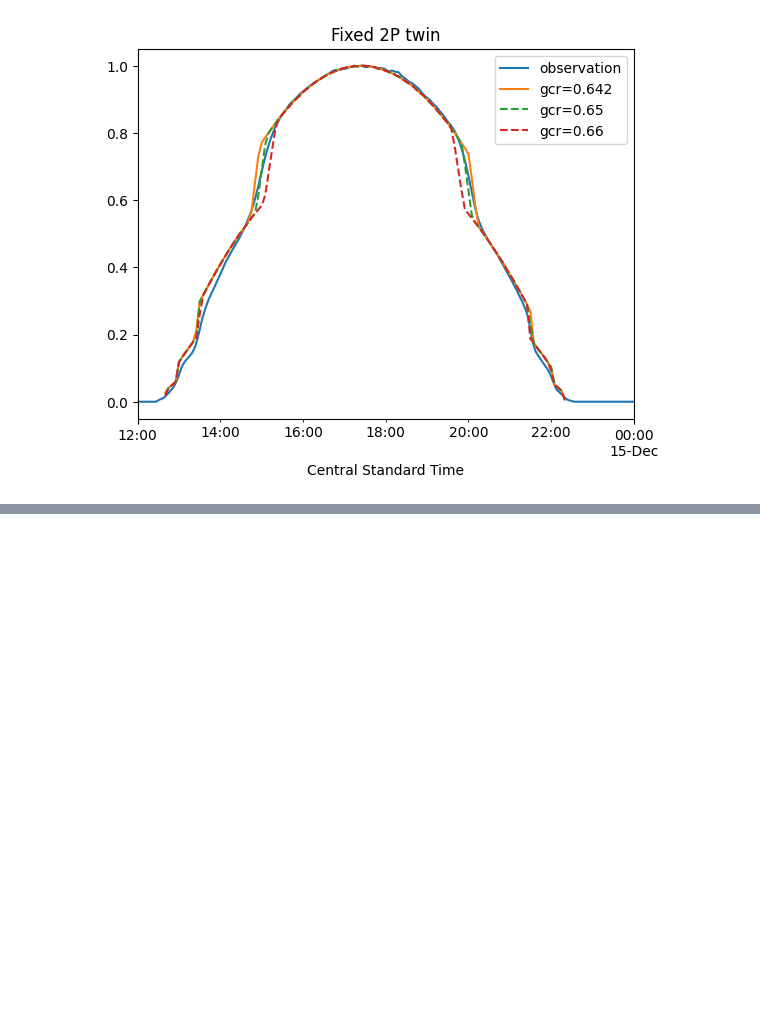
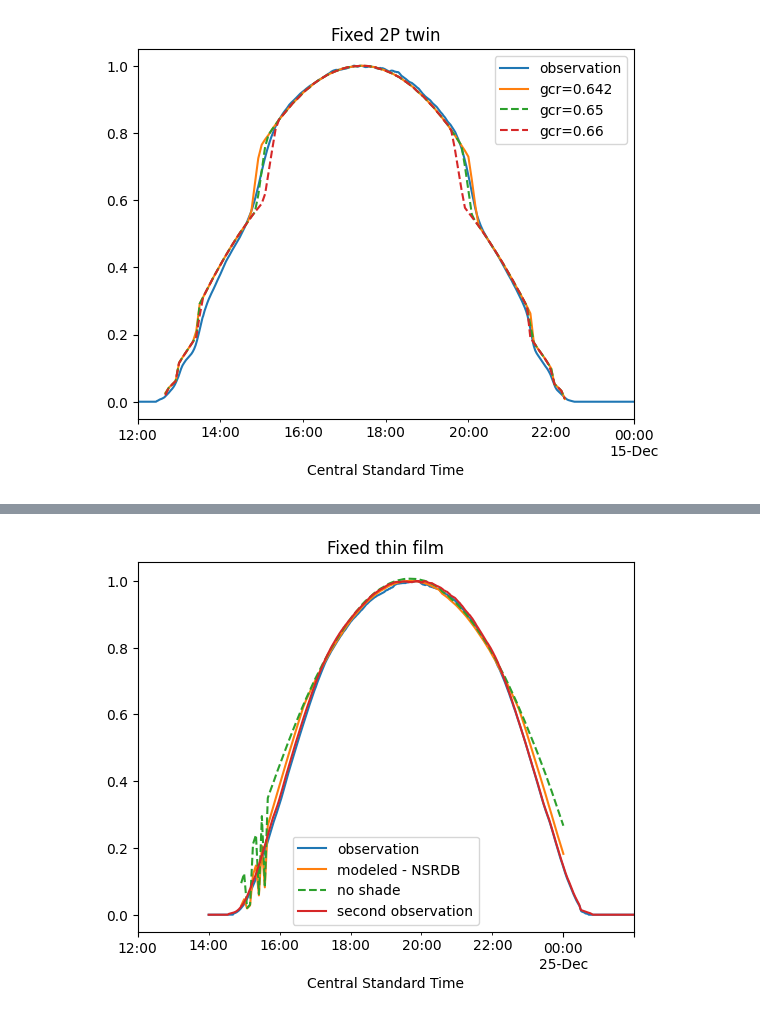
Before and after one commit to williamhobbs/2024_pvpmc_self_shade, a Jupyter notebook: 2024_pvpmc_self_shade_rev2.ipynb, the cells around one changed output, grey strips where cells are left out. Drawn from its saved outputs; the diff is of its cells as text; code cells hidden in the pictures; blank space fills up the shorter version.

```diff
--- a/2024_pvpmc_self_shade_rev2.ipynb
+++ b/2024_pvpmc_self_shade_rev2.ipynb
@@ -819,0 +862,57 @@ plt.show()
+# %%
+# pick plant/inv unit number:
+unit_id = 60
+unit_id2 = 61
+
+# read in normalized observed power from a reference plant
+power_obs = pd.read_csv('sample_data/plant_' + str(unit_id) + '.csv',
+                        index_col=0,
+                        parse_dates = ["UTC"])
+power_obs2 = pd.read_csv('sample_data/plant_' + str(unit_id2) + '.csv',
+                        index_col=0,
+                        parse_dates = ["UTC"])
+
+# convert row of dataframe to a dictionary to be passed to power function
+plant_data = plants_df.loc[unit_id].dropna().to_dict()
+
+# make some clear sky resource data. Can replace with NSRDB data later
+times = pd.date_range('2022-12-24 12:00', '2022-12-25 00:00', freq='1min', tz='UTC')
+loc = pvlib.location.Location(latitude=plant_data['latitude'], longitude=plant_data['longitude'], tz=times.tz)
+
+resource_data, metadata = pvlib.iotools.get_psm3(plant_data['latitude'],
+                                                 plant_data['longitude'],
+                                                 api_key,
+                                                 email,
+                                                 names='2022',
+                                                 interval=5,
+                                                 map_variables=True,
+                                                 leap_day=True,
+                                                 )
+# convert to UTC
+resource_data.index = resource_data.index.tz_convert('UTC')
+
+# adjust metadata to match
+metadata['Time Zone'] = 0
+
+power_ac_modeled = plant_power_with_shade_losses(resource_data, **plant_data)
+
+# negligible shade w/ linear loss model
+plant_data_new = { **plant_data,
+                  'gcr':0.00000001,
+                  'row_side_num_mods':1,
+                  'shade_loss_type':'linear',
+                  'cell_type':'thin-film',
+                  }
+power_ac_no_shade = plant_power_with_shade_losses(resource_data, **plant_data_new)
+
+# plot
+(power_obs / power_obs.max()).plot()
+(power_ac_modeled.loc[times[0]:times[-1]] / power_ac_modeled.loc[times[0]:times[-1]].max()).plot()
+(power_ac_no_shade.loc[times[0]:times[-1]] / power_ac_modeled.loc[times[0]:times[-1]].max()).plot(linestyle='--')
+(power_obs2.observed_power / power_obs2.observed_power.max()).plot()
+plt.legend(['observation','modeled - NSRDB','no shade', 'second observation'])
+plt.title(plant_data['unit_name'])
+plt.xlabel('Central Standard Time')
+plt.show()
+# %% [output]
+[figure, added]
```
Also changed, not shown: parts of 12 cells of this notebook.
